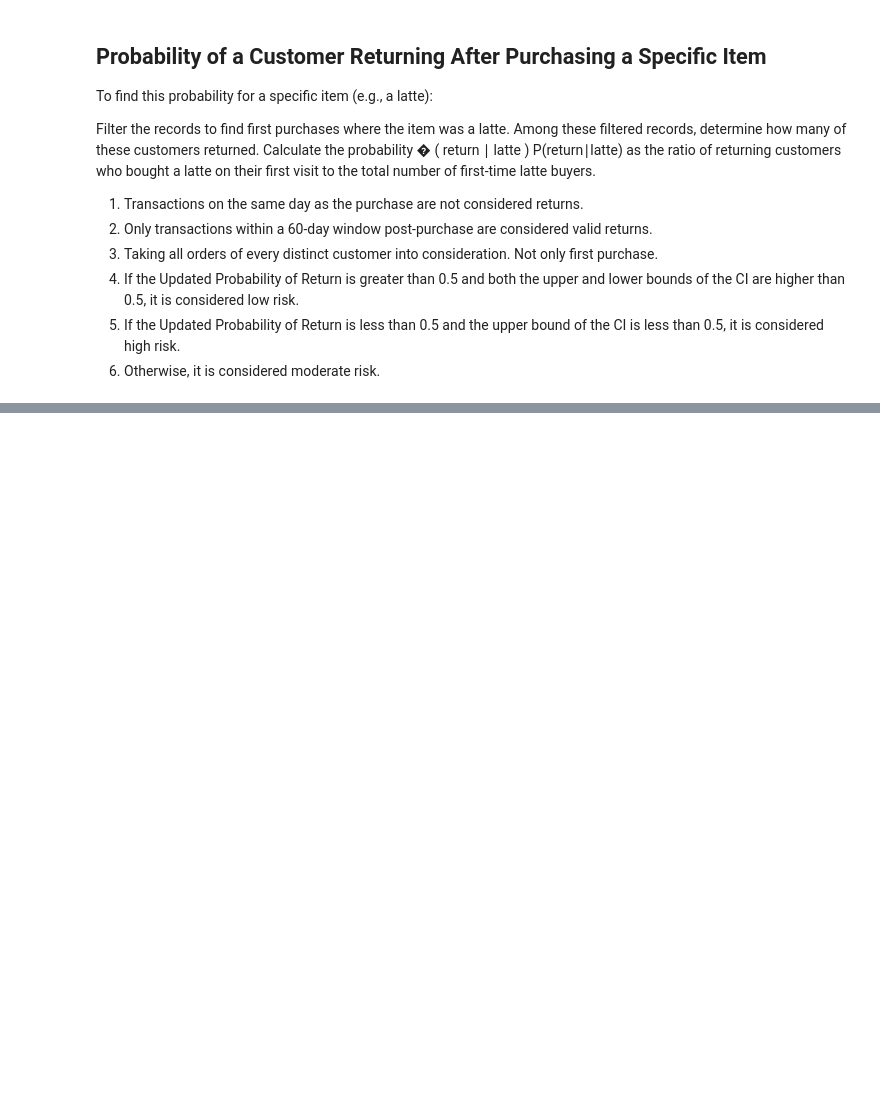
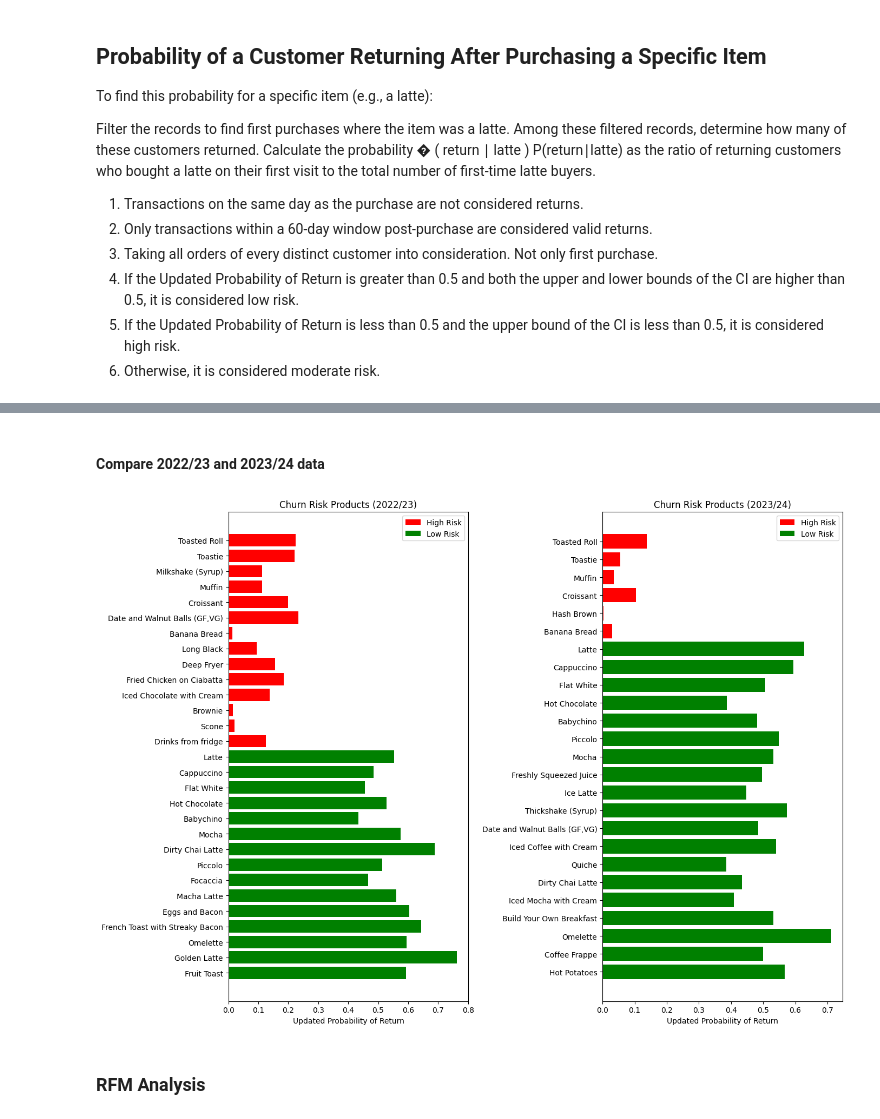
Before and after one commit to HanL1223/JR_Recommender, a Jupyter notebook: projects/cafe-analytics/product_analysis.ipynb, the cells around one changed output, grey strips where cells are left out. Drawn from its saved outputs; the diff is of its cells as text; code cells hidden in the pictures; blank space fills up the shorter version.

```diff
--- a/projects/cafe-analytics/product_analysis.ipynb
+++ b/projects/cafe-analytics/product_analysis.ipynb
@@ -640,0 +606,37 @@ results_df.to_csv('conditional_probability_results_with_wilson_ci.csv', index=Fa
+# %% [markdown]
+#### Compare 2022/23 and 2023/24 data
+# %%
+# Plotting high risk and low risk items for 2022/23
+plt.figure(figsize=(14, 10))
+
+# High risk items for 2022/2023
+high_risk_2022_2023 = results_df_1[results_df_1['Churn Risk'] == 'High']
+low_risk_2022_2023 = results_df_1[results_df_1['Churn Risk'] == 'Low']
+
+plt.subplot(1, 2, 1)
+plt.barh(high_risk_2022_2023['Item'], high_risk_2022_2023['Updated Probability of Return'], color='red', label='High Risk')
+plt.barh(low_risk_2022_2023['Item'], low_risk_2022_2023['Updated Probability of Return'], color='green', label='Low Risk')
+plt.xlabel('Updated Probability of Return')
+plt.title('Churn Risk Products (2022/23)')
+plt.legend()
+plt.gca().invert_yaxis()  # Invert the y-axis to have the highest probability at the top
+
+# High risk items for 2023/2024
+high_risk_2023_2024 = results_df_2[results_df_2['Churn Risk'] == 'High']
+low_risk_2023_2024 = results_df_2[results_df_2['Churn Risk'] == 'Low']
+
+plt.subplot(1, 2, 2)
+plt.barh(high_risk_2023_2024['Item'], high_risk_2023_2024['Updated Probability of Return'], color='red', label='High Risk')
+plt.barh(low_risk_2023_2024['Item'], low_risk_2023_2024['Updated Probability of Return'], color='green', label='Low Risk')
+plt.xlabel('Updated Probability of Return')
+plt.title('Churn Risk Products (2023/24)')
+plt.legend()
+plt.gca().invert_yaxis()  # Invert the y-axis to have the highest probability at the top
+
+# Adjust layout and display the plot
+plt.tight_layout()
+plt.show()
+# %% [output]
+[figure, added]
+# %% [markdown]
+### RFM Analysis
```
Also changed, not shown: parts of 37 cells of this notebook, 4 other files.
